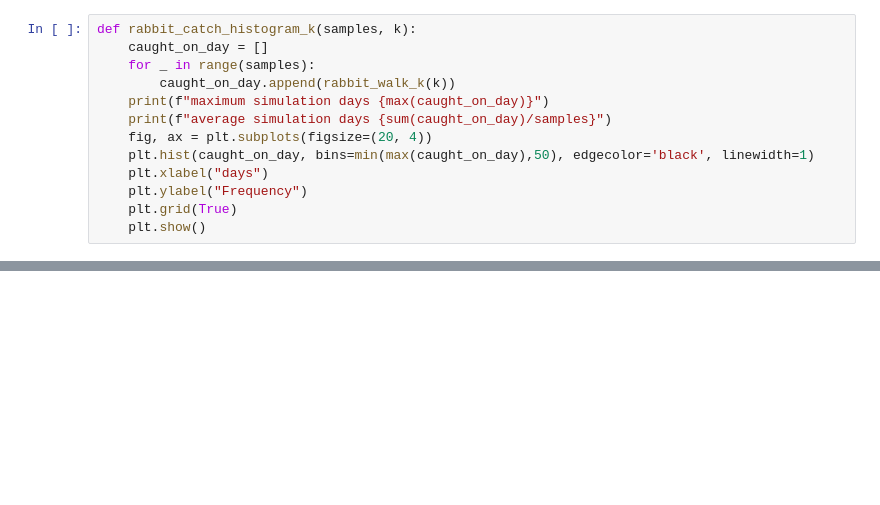
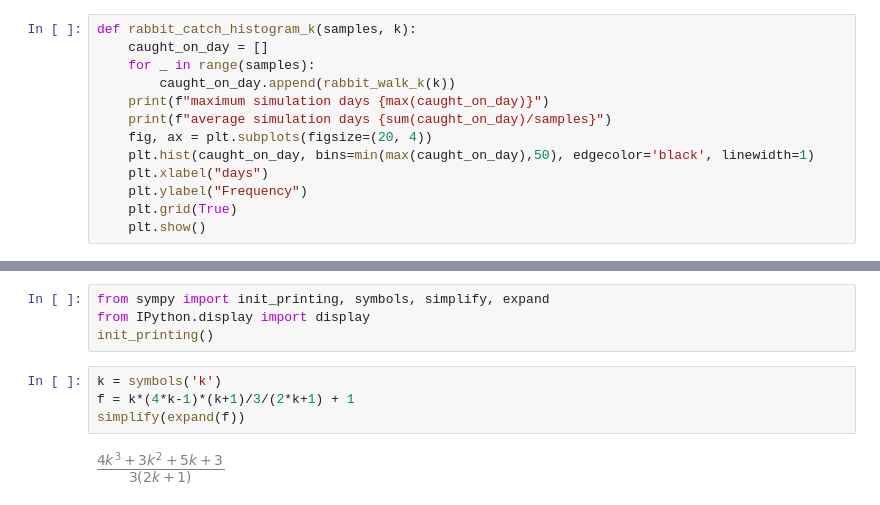
Before and after one commit to edwardlu71/ConceptByExample, a Jupyter notebook: E03_112_MonteCarloByExamples.ipynb, the cells around one changed output, grey strips where cells are left out. Drawn from its saved outputs; the diff is of its cells as text; blank space fills up the shorter version.

```diff
--- a/E03_112_MonteCarloByExamples.ipynb
+++ b/E03_112_MonteCarloByExamples.ipynb
@@ -168,0 +182,10 @@ average simulation days 7.3742
+# %%
+from sympy import init_printing, symbols, simplify, expand
+from IPython.display import display
+init_printing()
+# %%
+k = symbols('k')
+f = k*(4*k-1)*(k+1)/3/(2*k+1) + 1
+simplify(expand(f))
+# %% [output]
+[figure, added]
```
Also changed, not shown: parts of 10 cells of this notebook.
